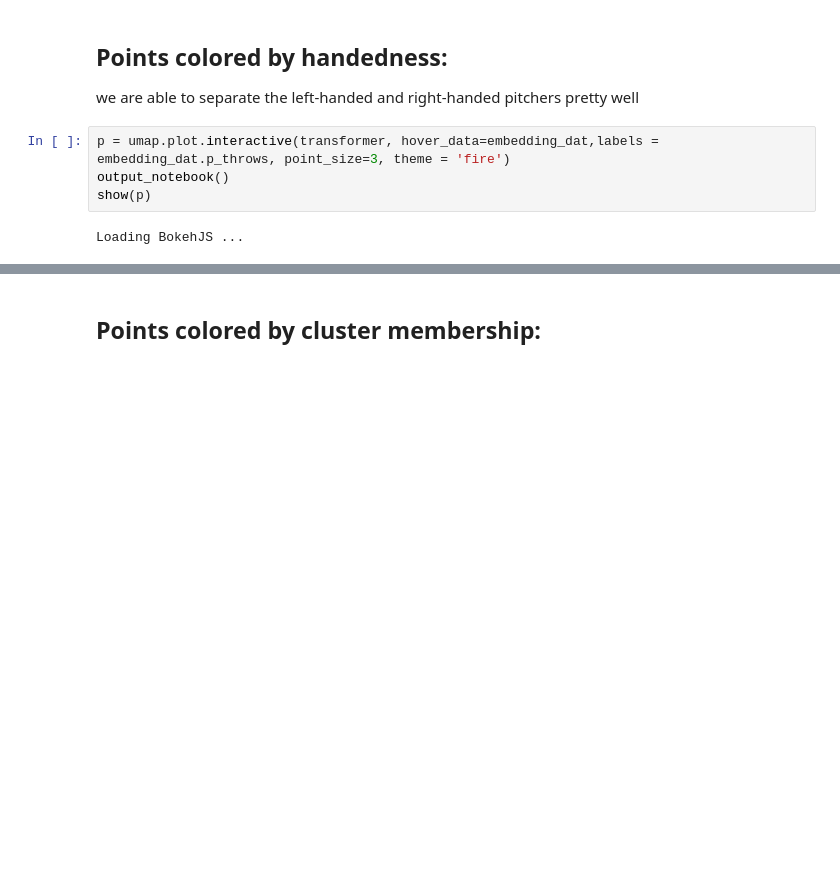
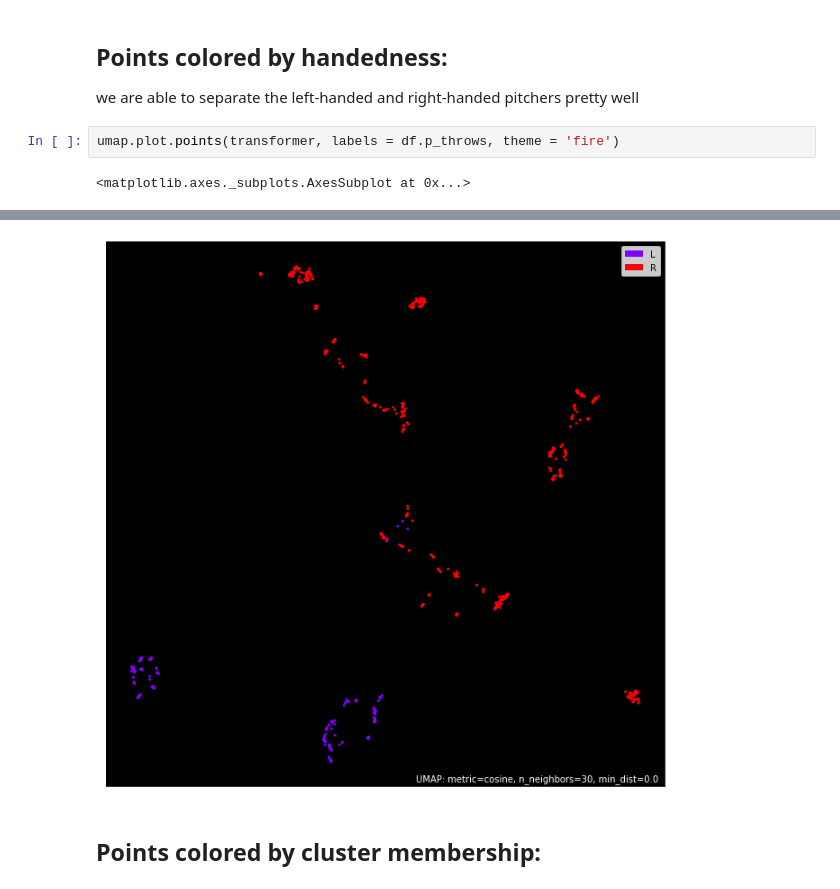
Before and after one commit to bynchang/UMAP-baseball, a Jupyter notebook: umap_baseball.ipynb, the cells around one changed output, grey strips where cells are left out. Drawn from its saved outputs; the diff is of its cells as text; blank space fills up the shorter version.

Commit message:
modify plot

```diff
--- a/umap_baseball.ipynb
+++ b/umap_baseball.ipynb
@@ -189,8 +189,6 @@ embedding_dat.sample(10)
 ## Points colored by handedness:
 we are able to separate the left-handed and right-handed pitchers pretty well
 # %%
-p = umap.plot.interactive(transformer, hover_data=embedding_dat,labels = embedding_dat.p_throws, point_size=3, theme = 'fire')
-output_notebook()
-show(p)
+umap.plot.points(transformer, labels = df.p_throws, theme = 'fire')
 # %% [output]
-Loading BokehJS ...
+<matplotlib.axes._subplots.AxesSubplot at 0x...>
@@ -200,3 +195,4 @@ Loading BokehJS ...
+[figure, added]
 # %% [markdown]
 ## Points colored by cluster membership:
 # %%
```
Also changed, not shown: parts of 4 cells of this notebook.
